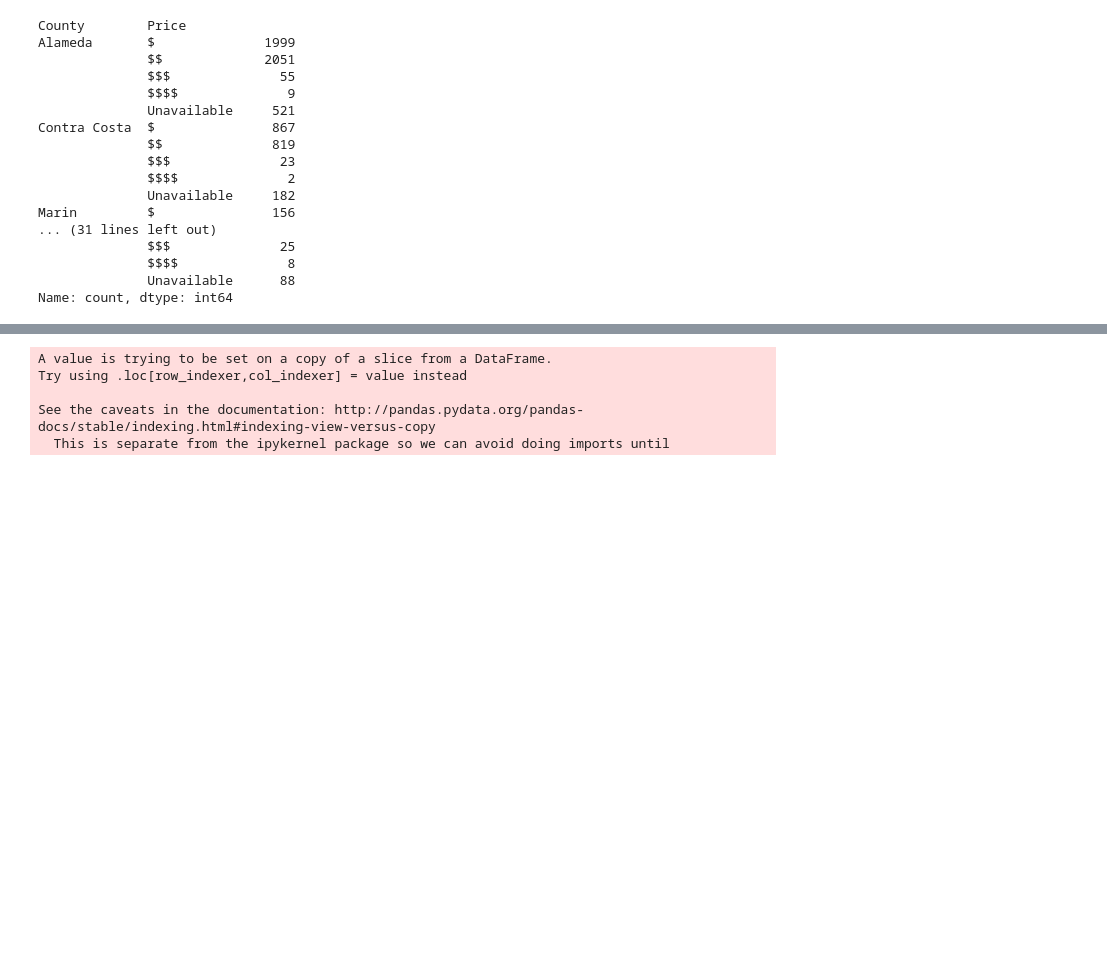
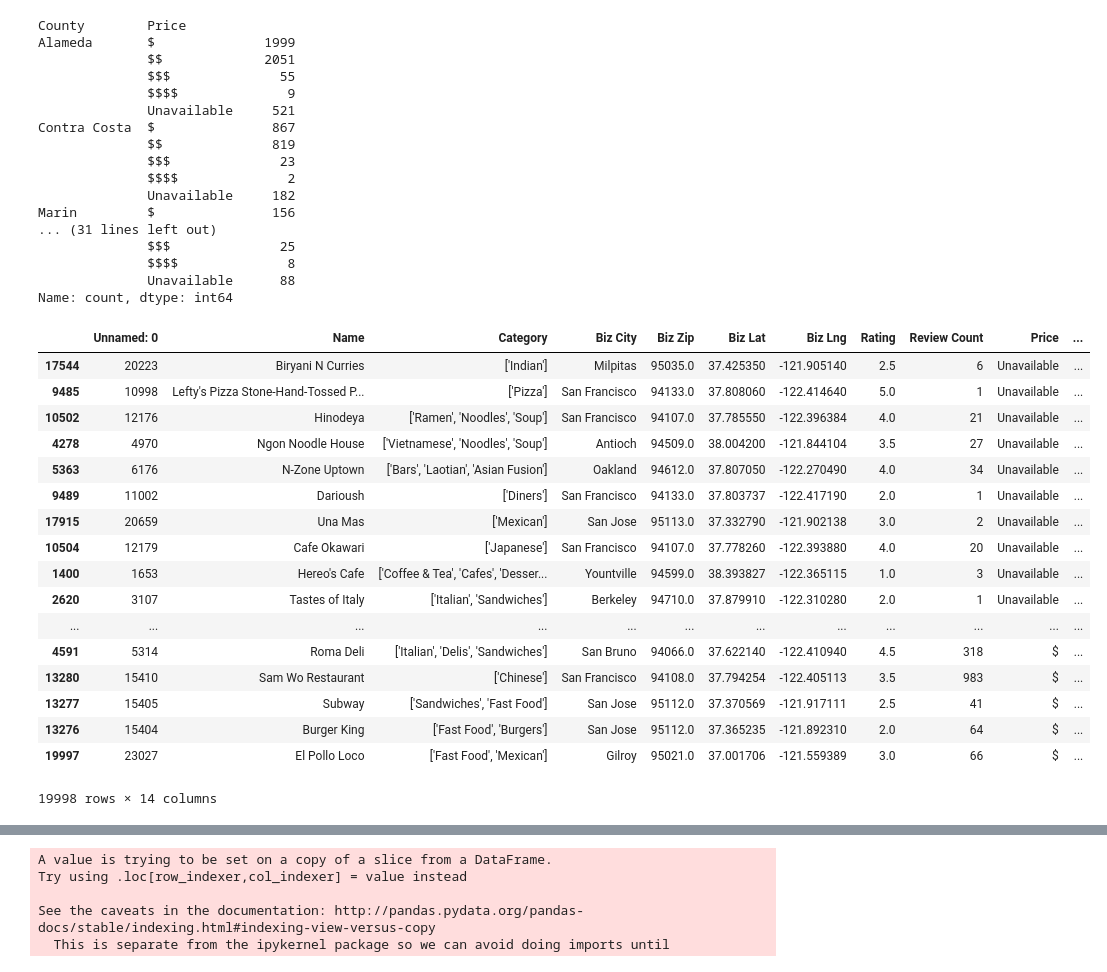
Before and after one commit to lquasem/Project-1, a Jupyter notebook: Pricing & Rating.ipynb, the cells around one changed output, grey strips where cells are left out. Drawn from its saved outputs; the diff is of its cells as text; code cells hidden in the pictures; blank space fills up the shorter version.

```diff
--- a/Pricing & Rating.ipynb
+++ b/Pricing & Rating.ipynb
@@ -23,0 +17,6 @@ county_res.head()
+# %%
+new_col = [county_res['Category'][row].replace("[", "").replace("]", "").replace("'", "").replace(" ", "") for row in county_res.index]
+new_list = [category.split(',') for category in new_col]
+county_res["Category list"] = new_list
+
+county_res
@@ -39,0 +40,17 @@ county_res.head()
+# %%
+#top category per county
+
+county_res['count'] = 1
+
+cat_table = county_res.groupby(['County','Category']).count()['count']
+
+cat_table.to_csv("Top_Cat_per_county.csv")
+
+Top_Cat2 = pd.read_csv("Top_Cat2.csv")
+
+Top_Cat2.head()
+
+Summary_Table = Top_Cat2.sort_values(['Count'], ascending = False)
+Summary_Table
+
+#Summary_Table.to_csv("Summary_county5.csv")
@@ -65,0 +104,24 @@ Name: count, dtype: int64
+# %%
+
+
+Top_price_county = county_res.sort_values('Price', ascending = False)
+Top_price_county
+# %% [output]
+|  | Unnamed: 0 | Name | Category | Biz City | Biz Zip | Biz Lat | Biz Lng | Rating | Review Count | Price | ... |
+| 17544 | 20223 | Biryani N Curries | ['Indian'] | Milpitas | 95035.0 | 37.425350 | -121.905140 | 2.5 | 6 | Unavailable | ... |
+| 9485 | 10998 | Lefty's Pizza Stone-Hand-Tossed P... | ['Pizza'] | San Francisco | 94133.0 | 37.808060 | -122.414640 | 5.0 | 1 | Unavailable | ... |
+| 10502 | 12176 | Hinodeya | ['Ramen', 'Noodles', 'Soup'] | San Francisco | 94107.0 | 37.785550 | -122.396384 | 4.0 | 21 | Unavailable | ... |
+| 4278 | 4970 | Ngon Noodle House | ['Vietnamese', 'Noodles', 'Soup'] | Antioch | 94509.0 | 38.004200 | -121.844104 | 3.5 | 27 | Unavailable | ... |
+| 5363 | 6176 | N-Zone Uptown | ['Bars', 'Laotian', 'Asian Fusion'] | Oakland | 94612.0 | 37.807050 | -122.270490 | 4.0 | 34 | Unavailable | ... |
+| 9489 | 11002 | Darioush | ['Diners'] | San Francisco | 94133.0 | 37.803737 | -122.417190 | 2.0 | 1 | Unavailable | ... |
+| 17915 | 20659 | Una Mas | ['Mexican'] | San Jose | 95113.0 | 37.332790 | -121.902138 | 3.0 | 2 | Unavailable | ... |
+| 10504 | 12179 | Cafe Okawari | ['Japanese'] | San Francisco | 94107.0 | 37.778260 | -122.393880 | 4.0 | 20 | Unavailable | ... |
+| 1400 | 1653 | Hereo's Cafe | ['Coffee & Tea', 'Cafes', 'Desser... | Yountville | 94599.0 | 38.393827 | -122.365115 | 1.0 | 3 | Unavailable | ... |
+| 2620 | 3107 | Tastes of Italy | ['Italian', 'Sandwiches'] | Berkeley | 94710.0 | 37.879910 | -122.310280 | 2.0 | 1 | Unavailable | ... |
+| ... | ... | ... | ... | ... | ... | ... | ... | ... | ... | ... | ... |
+| 4591 | 5314 | Roma Deli | ['Italian', 'Delis', 'Sandwiches'] | San Bruno | 94066.0 | 37.622140 | -122.410940 | 4.5 | 318 | $ | ... |
+| 13280 | 15410 | Sam Wo Restaurant | ['Chinese'] | San Francisco | 94108.0 | 37.794254 | -122.405113 | 3.5 | 983 | $ | ... |
+| 13277 | 15405 | Subway | ['Sandwiches', 'Fast Food'] | San Jose | 95112.0 | 37.370569 | -121.917111 | 2.5 | 41 | $ | ... |
+| 13276 | 15404 | Burger King | ['Fast Food', 'Burgers'] | San Jose | 95112.0 | 37.365235 | -121.892310 | 2.0 | 64 | $ | ... |
+| 19997 | 23027 | El Pollo Loco | ['Fast Food', 'Mexican'] | Gilroy | 95021.0 | 37.001706 | -121.559389 | 3.0 | 66 | $ | ... |
+19998 rows × 14 columns
```
Also changed, not shown: parts of 18 cells of this notebook.
